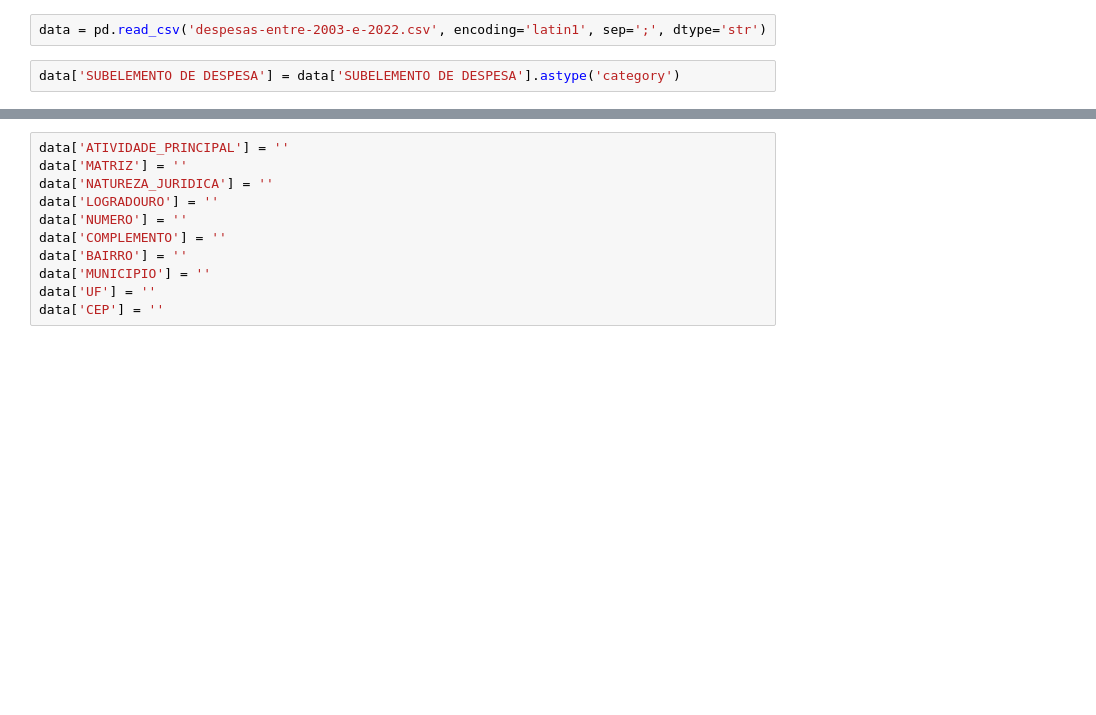
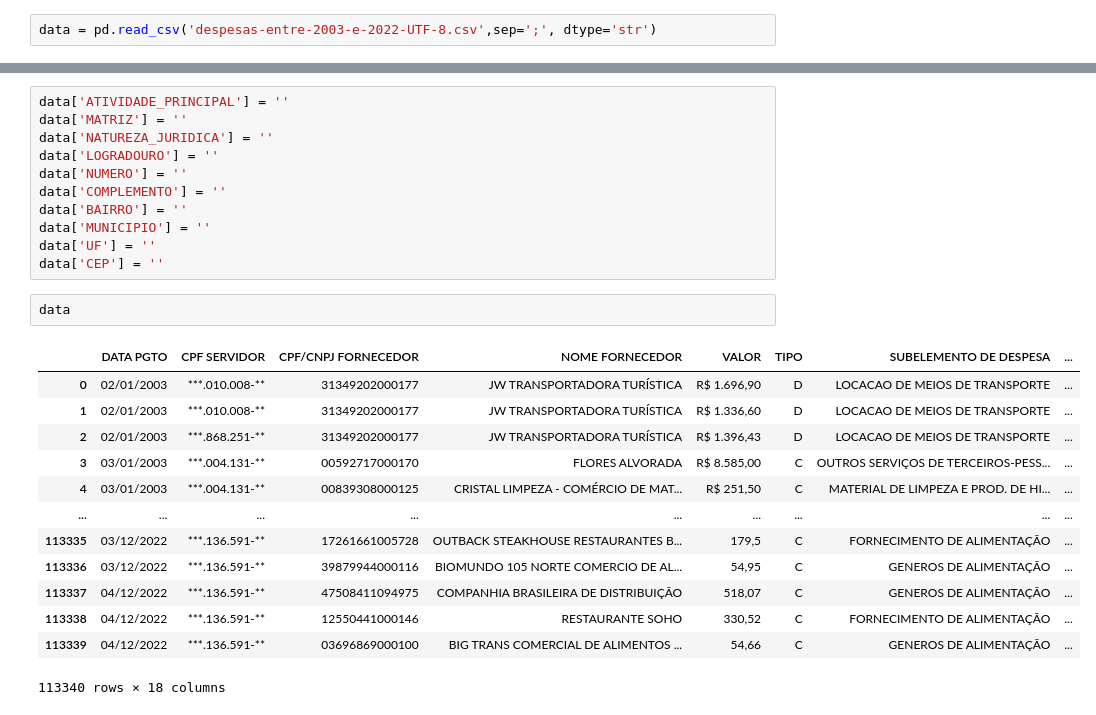
Before and after one commit to grkremer/Trabalho-VID-nedel, a Jupyter notebook: limpeza.ipynb, the cells around one changed output, grey strips where cells are left out. Cells and saved outputs as stored; diff of their text form; blank space fills up the shorter version.

```diff
--- a/limpeza.ipynb
+++ b/limpeza.ipynb
@@ -10,9 +10,7 @@ import geopy
 import time
 import parquet
 # %%
-data = pd.read_csv('despesas-entre-2003-e-2022.csv', encoding='latin1', sep=';', dtype='str')
+data = pd.read_csv('despesas-entre-2003-e-2022-UTF-8.csv',sep=';', dtype='str')
-# %%
-data['SUBELEMENTO DE DESPESA'] = data['SUBELEMENTO DE DESPESA'].astype('category')
 # %%
 data
 # %% [output]
@@ -72,3 +70,19 @@ data['BAIRRO'] = ''
 data['MUNICIPIO'] = ''
 data['UF'] = ''
 data['CEP'] = ''
+# %%
+data
+# %% [output]
+|  | DATA PGTO | CPF SERVIDOR | CPF/CNPJ FORNECEDOR | NOME FORNECEDOR | VALOR | TIPO | SUBELEMENTO DE DESPESA | ... |
+| 0 | 02/01/2003 | ***.010.008-** | 31349202000177 | JW TRANSPORTADORA TURÍSTICA | R$ 1.696,90 | D | LOCACAO DE MEIOS DE TRANSPORTE | ... |
+| 1 | 02/01/2003 | ***.010.008-** | 31349202000177 | JW TRANSPORTADORA TURÍSTICA | R$ 1.336,60 | D | LOCACAO DE MEIOS DE TRANSPORTE | ... |
+| 2 | 02/01/2003 | ***.868.251-** | 31349202000177 | JW TRANSPORTADORA TURÍSTICA | R$ 1.396,43 | D | LOCACAO DE MEIOS DE TRANSPORTE | ... |
+| 3 | 03/01/2003 | ***.004.131-** | 00592717000170 | FLORES ALVORADA | R$ 8.585,00 | C | OUTROS SERVIÇOS DE TERCEIROS-PESS... | ... |
+| 4 | 03/01/2003 | ***.004.131-** | 00839308000125 | CRISTAL LIMPEZA - COMÉRCIO DE MAT... | R$ 251,50 | C | MATERIAL DE LIMPEZA E PROD. DE HI... | ... |
+| ... | ... | ... | ... | ... | ... | ... | ... | ... |
+| 113335 | 03/12/2022 | ***.136.591-** | 17261661005728 | OUTBACK STEAKHOUSE RESTAURANTES B... | 179,5 | C | FORNECIMENTO DE ALIMENTAÇÃO | ... |
+| 113336 | 03/12/2022 | ***.136.591-** | 39879944000116 | BIOMUNDO 105 NORTE COMERCIO DE AL... | 54,95 | C | GENEROS DE ALIMENTAÇÃO | ... |
+| 113337 | 04/12/2022 | ***.136.591-** | 47508411094975 | COMPANHIA BRASILEIRA DE DISTRIBUIÇÃO | 518,07 | C | GENEROS DE ALIMENTAÇÃO | ... |
+| 113338 | 04/12/2022 | ***.136.591-** | 12550441000146 | RESTAURANTE SOHO | 330,52 | C | FORNECIMENTO DE ALIMENTAÇÃO | ... |
+| 113339 | 04/12/2022 | ***.136.591-** | 03696869000100 | BIG TRANS COMERCIAL DE ALIMENTOS ... | 54,66 | C | GENEROS DE ALIMENTAÇÃO | ... |
+113340 rows × 18 columns
```
Also changed, not shown: parts of 8 cells of this notebook, 9 other files.
